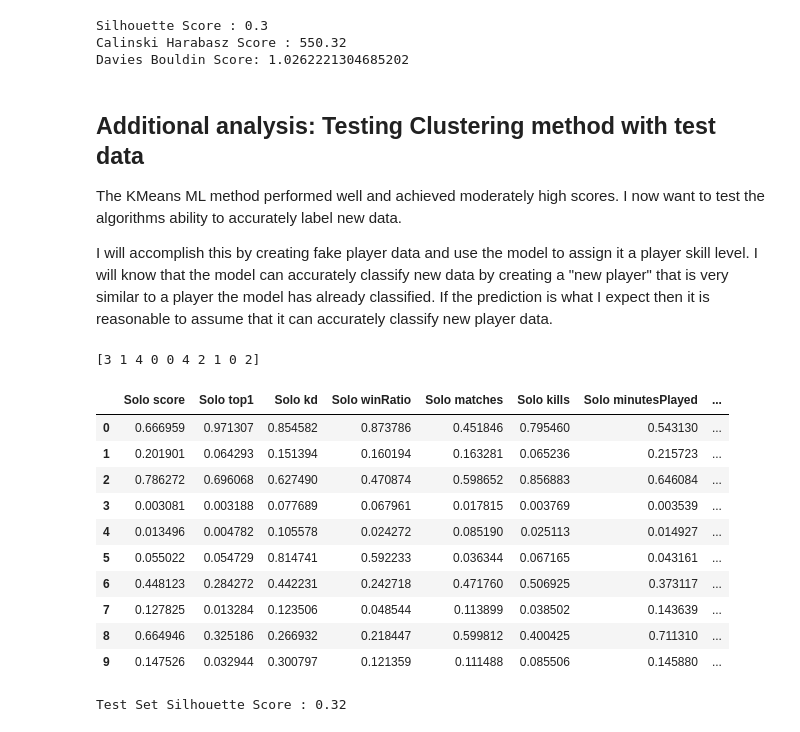
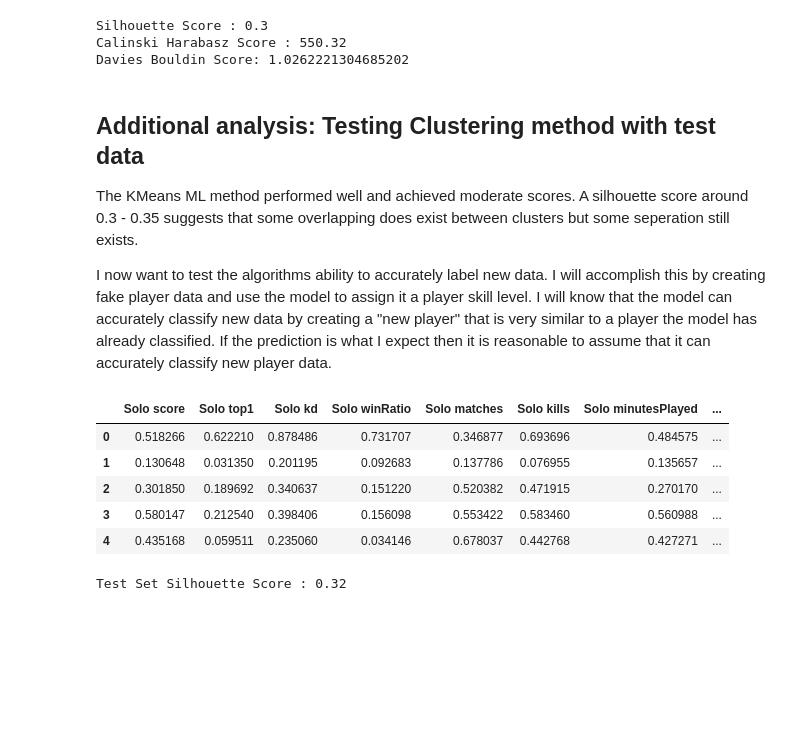
Before and after one commit to joeyc13/Multiplayer-Matchmaking, a Jupyter notebook: fortnite_data.ipynb, the cells around one changed output. Saved outputs shown, nothing was run; the diff lists cells and outputs as text; code cells hidden in the pictures; blank space fills up the shorter version.

```diff
--- a/fortnite_data.ipynb
+++ b/fortnite_data.ipynb
@@ -271,31 +264,27 @@ Davies Bouldin Score: 1.0262221304685202
 # %% [markdown]
 ## Additional analysis: Testing Clustering method with test data
 
-The KMeans ML method performed well and achieved moderately high scores. I now want to test the algorithms ability to accurately label new data.
+The KMeans ML method performed well and achieved moderate scores. A silhouette score around 0.3 - 0.35 suggests that some overlapping does exist between clusters but some seperation still exists.
 
-I will accomplish this by creating fake player data and use the model to assign it a player skill level. I will know that the model can accurately classify new data by creating a "new player" that is very similar to a player the model has already classified. If the prediction is what I expect then it is reasonable to assume that it can accurately classify new player data.
+I now want to test the algorithms ability to accurately label new data. I will accomplish this by creating fake player data and use the model to assign it a player skill level. I will know that the model can accurately classify new data by creating a "new player" that is very similar to a player the model has already classified. If the prediction is what I expect then it is reasonable to assume that it can accurately classify new player data.
 # %%
+X = pd.DataFrame(X_train_norm, columns=solo_player_data.columns)
+
 solo_targets = pd.DataFrame({
     'Solo targets': kmeans_6.labels_
 })
 
-solo_data_targets = pd.merge(solo_normal, solo_targets, left_index=True, right_index=True)
+solo_data_targets = pd.merge(X, solo_targets, left_index=True, right_index=True)
 
-print(kmeans_6.labels_[0:10])
-solo_data_targets.head(10)
+
+solo_data_targets.head()
 # %% [output]
-[3 1 4 0 0 4 2 1 0 2]
 |  | Solo score | Solo top1 | Solo kd | Solo winRatio | Solo matches | Solo kills | Solo minutesPlayed | ... |
-| 0 | 0.666959 | 0.971307 | 0.854582 | 0.873786 | 0.451846 | 0.795460 | 0.543130 | ... |
-| 1 | 0.201901 | 0.064293 | 0.151394 | 0.160194 | 0.163281 | 0.065236 | 0.215723 | ... |
-| 2 | 0.786272 | 0.696068 | 0.627490 | 0.470874 | 0.598652 | 0.856883 | 0.646084 | ... |
-| 3 | 0.003081 | 0.003188 | 0.077689 | 0.067961 | 0.017815 | 0.003769 | 0.003539 | ... |
-| 4 | 0.013496 | 0.004782 | 0.105578 | 0.024272 | 0.085190 | 0.025113 | 0.014927 | ... |
-| 5 | 0.055022 | 0.054729 | 0.814741 | 0.592233 | 0.036344 | 0.067165 | 0.043161 | ... |
-| 6 | 0.448123 | 0.284272 | 0.442231 | 0.242718 | 0.471760 | 0.506925 | 0.373117 | ... |
-| 7 | 0.127825 | 0.013284 | 0.123506 | 0.048544 | 0.113899 | 0.038502 | 0.143639 | ... |
-| 8 | 0.664946 | 0.325186 | 0.266932 | 0.218447 | 0.599812 | 0.400425 | 0.711310 | ... |
-| 9 | 0.147526 | 0.032944 | 0.300797 | 0.121359 | 0.111488 | 0.085506 | 0.145880 | ... |
+| 0 | 0.518266 | 0.622210 | 0.878486 | 0.731707 | 0.346877 | 0.693696 | 0.484575 | ... |
+| 1 | 0.130648 | 0.031350 | 0.201195 | 0.092683 | 0.137786 | 0.076955 | 0.135657 | ... |
+| 2 | 0.301850 | 0.189692 | 0.340637 | 0.151220 | 0.520382 | 0.471915 | 0.270170 | ... |
+| 3 | 0.580147 | 0.212540 | 0.398406 | 0.156098 | 0.553422 | 0.583460 | 0.560988 | ... |
+| 4 | 0.435168 | 0.059511 | 0.235060 | 0.034146 | 0.678037 | 0.442768 | 0.427271 | ... |
 # %%
 test_labels = kmeans_6.predict(X_test_norm)
 silhouette_score_kmeans = round(silhouette_score(X_test_norm, test_labels), 2)
```
Also changed, not shown: parts of 7 cells of this notebook.
